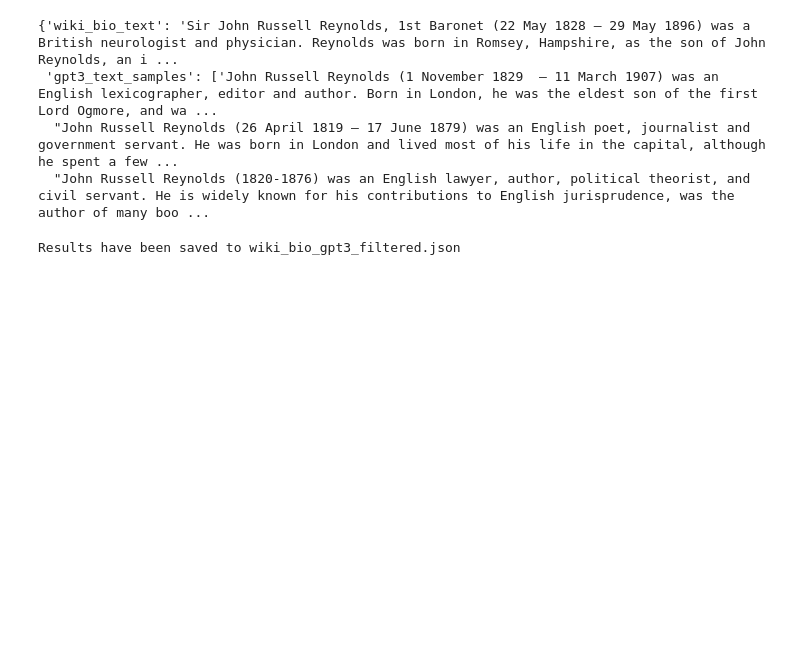
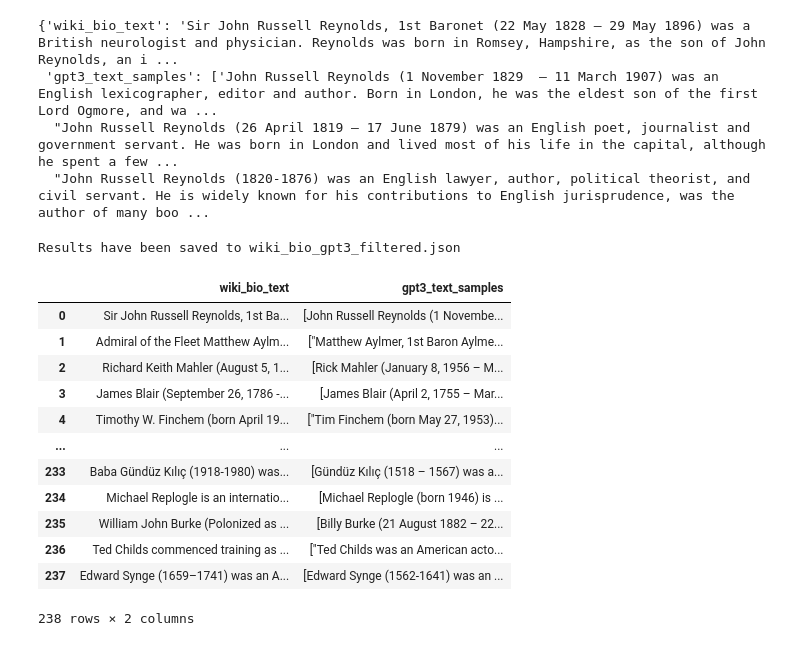
Before and after one commit to anilkumar0331/LLM-Behaviour-Pattern, a Jupyter notebook: LLM Consistency/data_cleaning.ipynb, the cells around one changed output. Saved outputs shown, nothing was run; the diff lists cells and outputs as text; code cells hidden in the pictures; blank space fills up the shorter version.

```diff
--- a/LLM Consistency/data_cleaning.ipynb
+++ b/LLM Consistency/data_cleaning.ipynb
@@ -57,3 +57,21 @@ def write_results_to_file(results, output_file):
 write_results_to_file(wiki_bio_gpt3_data, "wiki_bio_gpt3_filtered.json")
 # %% [output]
 Results have been saved to wiki_bio_gpt3_filtered.json
+# %%
+import pandas as pd
+df = pd.DataFrame(wiki_bio_gpt3_data)
+df
+# %% [output]
+|  | wiki_bio_text | gpt3_text_samples |
+| 0 | Sir John Russell Reynolds, 1st Ba... | [John Russell Reynolds (1 Novembe... |
+| 1 | Admiral of the Fleet Matthew Aylm... | ["Matthew Aylmer, 1st Baron Aylme... |
+| 2 | Richard Keith Mahler (August 5, 1... | [Rick Mahler (January 8, 1956 – M... |
+| 3 | James Blair (September 26, 1786 -... | [James Blair (April 2, 1755 – Mar... |
+| 4 | Timothy W. Finchem (born April 19... | ["Tim Finchem (born May 27, 1953)... |
+| ... | ... | ... |
+| 233 | Baba Gündüz Kılıç (1918-1980) was... | [Gündüz Kılıç (1518 – 1567) was a... |
+| 234 | Michael Replogle is an internatio... | [Michael Replogle (born 1946) is ... |
+| 235 | William John Burke (Polonized as ... | [Billy Burke (21 August 1882 – 22... |
+| 236 | Ted Childs commenced training as ... | ["Ted Childs was an American acto... |
+| 237 | Edward Synge (1659–1741) was an A... | [Edward Synge (1562-1641) was an ... |
+238 rows × 2 columns
```
Also changed, not shown: 6 other files.
